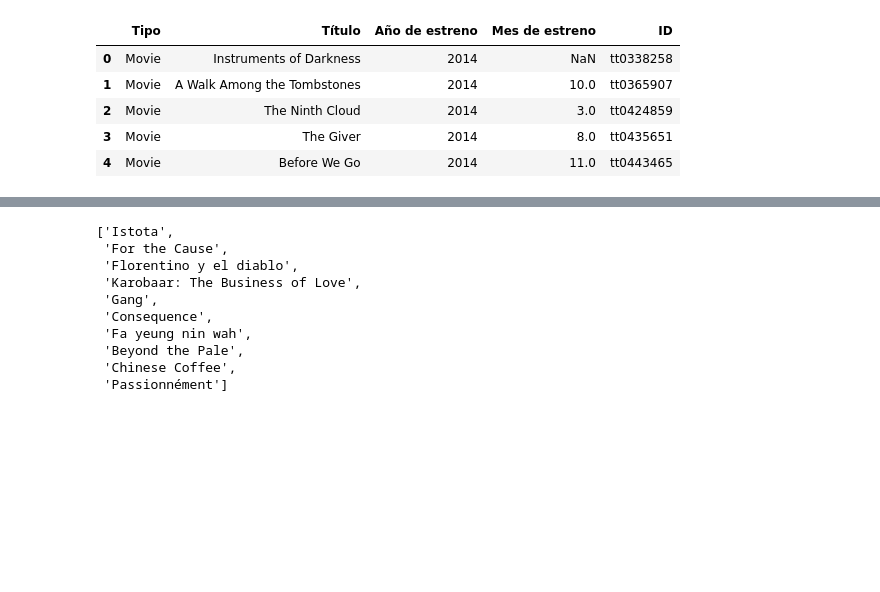
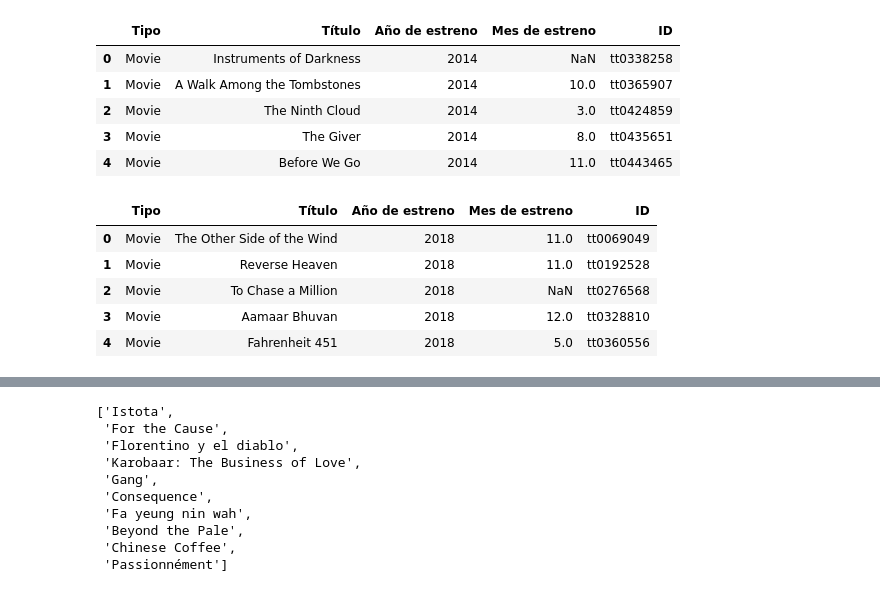
Before and after one commit to lmoraromero/proyecto-da-promo-G-modulo-2-team-2, a Jupyter notebook: data_unidos.ipynb, the cells around one changed output, grey strips where cells are left out. Saved outputs shown, nothing was run; the diff lists cells and outputs as text; code cells hidden in the pictures; blank space fills up the shorter version.

```diff
--- a/data_unidos.ipynb
+++ b/data_unidos.ipynb
@@ -47,4 +45,13 @@ df_2014.head()
 | 2 | Movie | The Ninth Cloud | 2014 | 3.0 | tt0424859 |
 | 3 | Movie | The Giver | 2014 | 8.0 | tt0435651 |
 | 4 | Movie | Before We Go | 2014 | 11.0 | tt0443465 |
+# %%
+df_2018.head()
+# %% [output]
+|  | Tipo | Título | Año de estreno | Mes de estreno | ID |
+| 0 | Movie | The Other Side of the Wind | 2018 | 11.0 | tt0069049 |
+| 1 | Movie | Reverse Heaven | 2018 | 11.0 | tt0192528 |
+| 2 | Movie | To Chase a Million | 2018 | NaN | tt0276568 |
+| 3 | Movie | Aamaar Bhuvan | 2018 | 12.0 | tt0328810 |
+| 4 | Movie | Fahrenheit 451 | 2018 | 5.0 | tt0360556 |
 # %%
```
Also changed, not shown: parts of 5 cells of this notebook, 5 other files.
